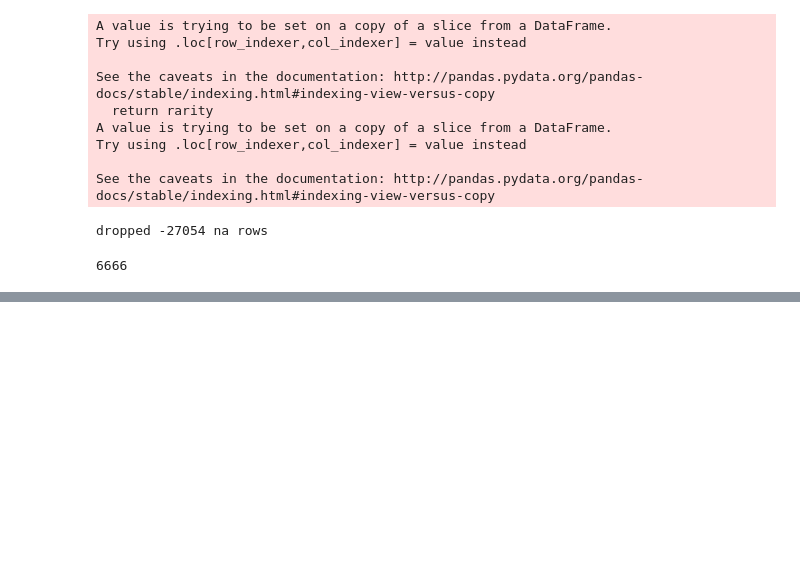
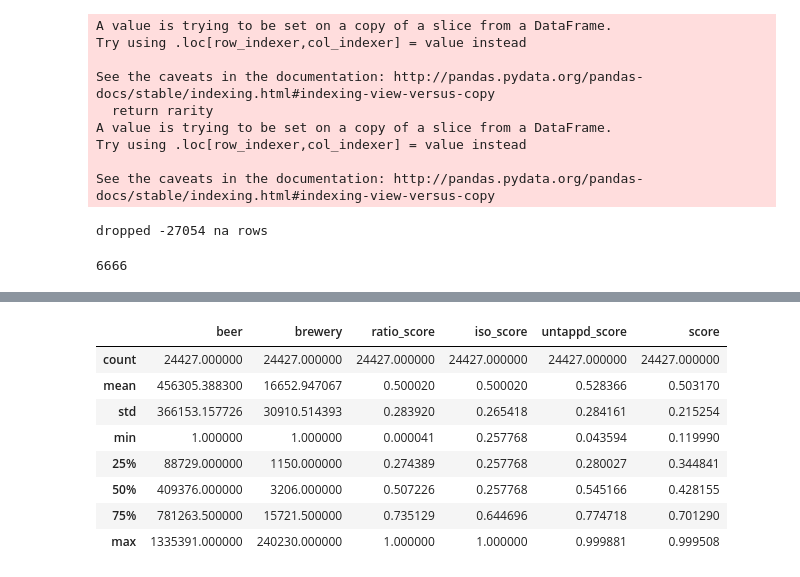
Before and after one commit to lukearmistead/savvysuds, a Jupyter notebook: other/rarity_score_eda.ipynb, the cells around one changed output, grey strips where cells are left out. Drawn from its saved outputs; the diff is of its cells as text; code cells hidden in the pictures; blank space fills up the shorter version.

```diff
--- a/other/rarity_score_eda.ipynb
+++ b/other/rarity_score_eda.ipynb
@@ -750,0 +822,10 @@ dropped -27054 na rows
+# %%
+SCORE_WEIGHTS = {
+    'ratio_score': 0.4,
+    'iso_score': 0.4,
+    'untappd_score': 0.2,
+    'geo_score': 0.0,
+    'production_score': 0.0
+    }
+agg_rarity = r.main()
+agg_rarity.columns
@@ -750,0 +859,12 @@ dropped -27054 na rows
+# %%
+agg_rarity.describe()
+# %% [output]
+|  | beer | brewery | ratio_score | iso_score | untappd_score | score |
+| count | 24427.000000 | 24427.000000 | 24427.000000 | 24427.000000 | 24427.000000 | 24427.000000 |
+| mean | 456305.388300 | 16652.947067 | 0.500020 | 0.500020 | 0.528366 | 0.503170 |
+| std | 366153.157726 | 30910.514393 | 0.283920 | 0.265418 | 0.284161 | 0.215254 |
+| min | 1.000000 | 1.000000 | 0.000041 | 0.257768 | 0.043594 | 0.119990 |
+| 25% | 88729.000000 | 1150.000000 | 0.274389 | 0.257768 | 0.280027 | 0.344841 |
+| 50% | 409376.000000 | 3206.000000 | 0.507226 | 0.257768 | 0.545166 | 0.428155 |
+| 75% | 781263.500000 | 15721.500000 | 0.735129 | 0.644696 | 0.774718 | 0.701290 |
+| max | 1335391.000000 | 240230.000000 | 1.000000 | 1.000000 | 0.999881 | 0.999508 |
```
Also changed, not shown: parts of 6 cells of this notebook, 1 other file.
